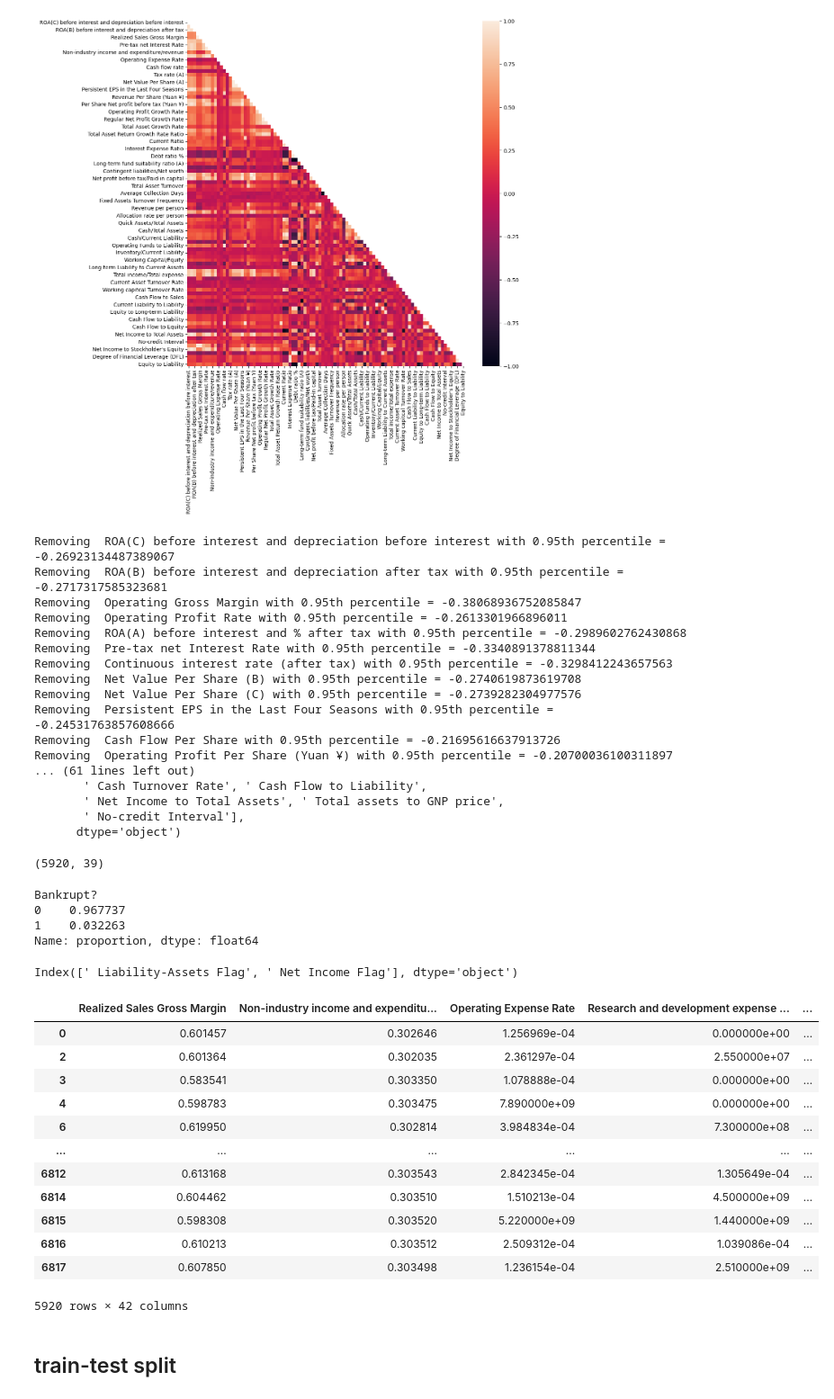
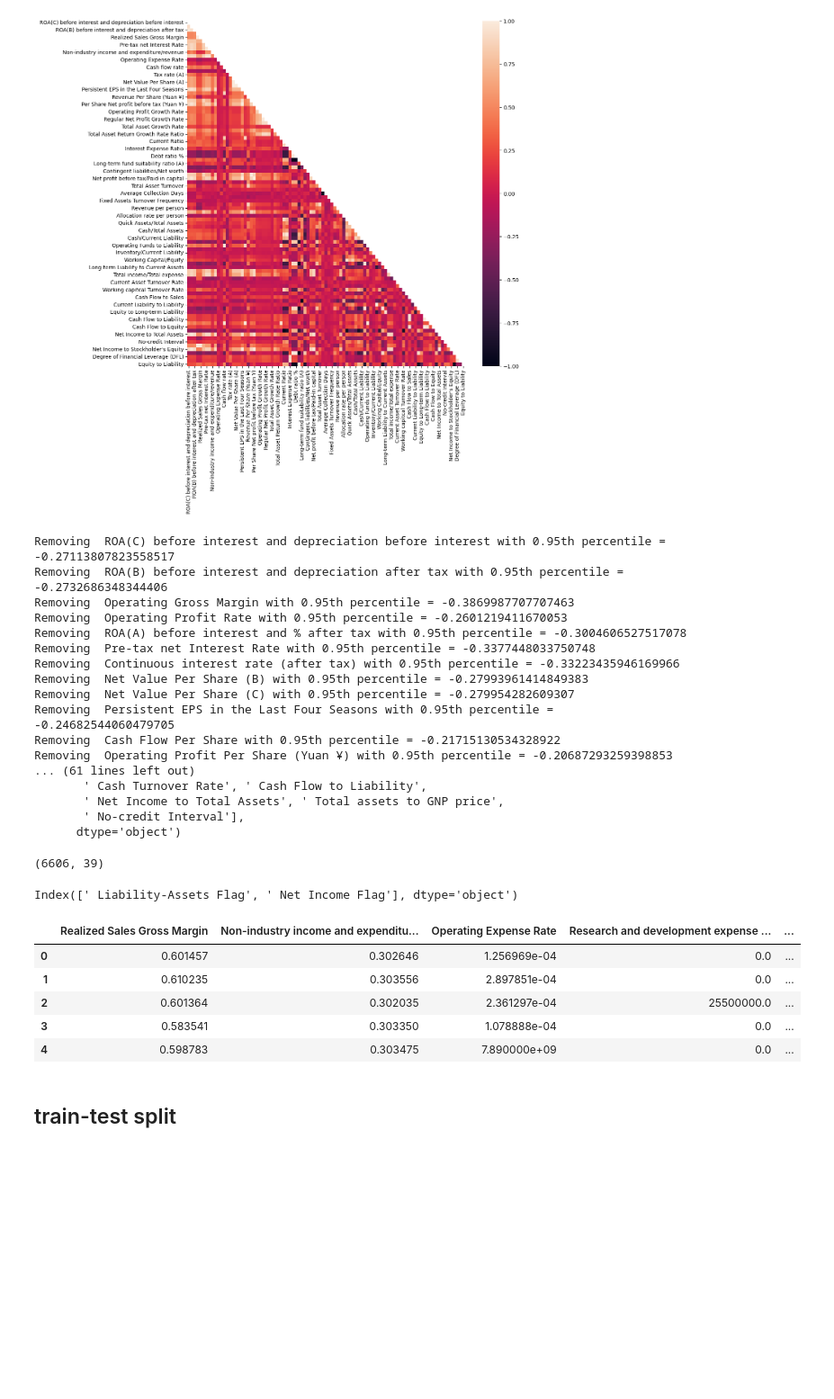
Before and after one commit to SerjWeesp/ml-python, a Jupyter notebook: bankrupt_with_logreg.ipynb, the cells around one changed output. Shown at 90% size. Cells and saved outputs as stored; diff of their text form; code cells hidden in the pictures; blank space fills up the shorter version.

```diff
--- a/bankrupt_with_logreg.ipynb
+++ b/bankrupt_with_logreg.ipynb
@@ -401,4 +608,5 @@ num_cols = df.select_dtypes(include=['float64']).columns
 # %% [markdown]
 ## cutting outliers
 # %%
-ratio, df_win = Winsorization_Method(df, num_cols, lower=0.03, upper=99.7)
+ratio_win, df_win = Winsorization_Method(df, num_cols, lower=0.03, upper=99.97)
+print(f"Ratio of Outliers by Winsorization_Method:{ratio_win}")
@@ -431,18 +638,18 @@ sns.heatmap(corr, mask=mask)
 
 df_cut = high_corr(df_win)
 # %% [output]
-Removing  ROA(C) before interest and depreciation before interest with 0.95th percentile = -0.26923134487389067
-Removing  ROA(B) before interest and depreciation after tax with 0.95th percentile = -0.2717317585323681
-Removing  Operating Gross Margin with 0.95th percentile = -0.38068936752085847
-Removing  Operating Profit Rate with 0.95th percentile = -0.2613301966896011
-Removing  ROA(A) before interest and % after tax with 0.95th percentile = -0.2989602762430868
-Removing  Pre-tax net Interest Rate with 0.95th percentile = -0.3340891378811344
-Removing  Continuous interest rate (after tax) with 0.95th percentile = -0.3298412243657563
-Removing  Net Value Per Share (B) with 0.95th percentile = -0.2740619873619708
-Removing  Net Value Per Share (C) with 0.95th percentile = -0.2739282304977576
-Removing  Persistent EPS in the Last Four Seasons with 0.95th percentile = -0.24531763857608666
-Removing  Cash Flow Per Share with 0.95th percentile = -0.21695616637913726
-Removing  Operating Profit Per Share (Yuan ¥) with 0.95th percentile = -0.20700036100311897
+Removing  ROA(C) before interest and depreciation before interest with 0.95th percentile = -0.27113807823558517
+Removing  ROA(B) before interest and depreciation after tax with 0.95th percentile = -0.2732686348344406
+Removing  Operating Gross Margin with 0.95th percentile = -0.3869987707707463
+Removing  Operating Profit Rate with 0.95th percentile = -0.2601219411670053
+Removing  ROA(A) before interest and % after tax with 0.95th percentile = -0.3004606527517078
+Removing  Pre-tax net Interest Rate with 0.95th percentile = -0.3377448033750748
+Removing  Continuous interest rate (after tax) with 0.95th percentile = -0.33223435946169966
+Removing  Net Value Per Share (B) with 0.95th percentile = -0.27993961414849383
+Removing  Net Value Per Share (C) with 0.95th percentile = -0.279954282609307
+Removing  Persistent EPS in the Last Four Seasons with 0.95th percentile = -0.24682544060479705
+Removing  Cash Flow Per Share with 0.95th percentile = -0.21715130534328922
+Removing  Operating Profit Per Share (Yuan ¥) with 0.95th percentile = -0.20687293259398853
 ... (61 lines left out)
        ' Cash Turnover Rate', ' Cash Flow to Liability',
        ' Net Income to Total Assets', ' Total assets to GNP price',
@@ -451,14 +658,7 @@ Removing  Operating Profit Per Share (Yuan ¥) with 0.95th percentile = -0.20700
 # %%
 df_cut.shape
 # %% [output]
-(5920, 39)
+(6606, 39)
-# %%
-df['Bankrupt?'].value_counts(normalize = True)
-# %% [output]
-Bankrupt?
-0    0.967737
-1    0.032263
-Name: proportion, dtype: float64
 # %%
 cat_cols = df.select_dtypes(include=['int64']).columns[1:]
 cat_cols
@@ -466,21 +666,14 @@ cat_cols
 Index([' Liability-Assets Flag', ' Net Income Flag'], dtype='object')
 # %%
 final_df = pd.concat([df_cut, df[cat_cols], df['Bankrupt?']], axis=1).dropna()
-final_df
+final_df.head()
 # %% [output]
 |  | Realized Sales Gross Margin | Non-industry income and expenditu... | Operating Expense Rate | Research and development expense ... | ... |
-| 0 | 0.601457 | 0.302646 | 1.256969e-04 | 0.000000e+00 | ... |
-| 2 | 0.601364 | 0.302035 | 2.361297e-04 | 2.550000e+07 | ... |
-| 3 | 0.583541 | 0.303350 | 1.078888e-04 | 0.000000e+00 | ... |
-| 4 | 0.598783 | 0.303475 | 7.890000e+09 | 0.000000e+00 | ... |
-| 6 | 0.619950 | 0.302814 | 3.984834e-04 | 7.300000e+08 | ... |
-| ... | ... | ... | ... | ... | ... |
-| 6812 | 0.613168 | 0.303543 | 2.842345e-04 | 1.305649e-04 | ... |
-| 6814 | 0.604462 | 0.303510 | 1.510213e-04 | 4.500000e+09 | ... |
-| 6815 | 0.598308 | 0.303520 | 5.220000e+09 | 1.440000e+09 | ... |
-| 6816 | 0.610213 | 0.303512 | 2.509312e-04 | 1.039086e-04 | ... |
-| 6817 | 0.607850 | 0.303498 | 1.236154e-04 | 2.510000e+09 | ... |
+| 0 | 0.601457 | 0.302646 | 1.256969e-04 | 0.0 | ... |
+| 1 | 0.610235 | 0.303556 | 2.897851e-04 | 0.0 | ... |
+| 2 | 0.601364 | 0.302035 | 2.361297e-04 | 25500000.0 | ... |
+| 3 | 0.583541 | 0.303350 | 1.078888e-04 | 0.0 | ... |
+| 4 | 0.598783 | 0.303475 | 7.890000e+09 | 0.0 | ... |
-5920 rows × 42 columns
 # %% [markdown]
 ## train-test split
 # %%
```
Also changed, not shown: parts of 47 cells of this notebook, 1 other file.
